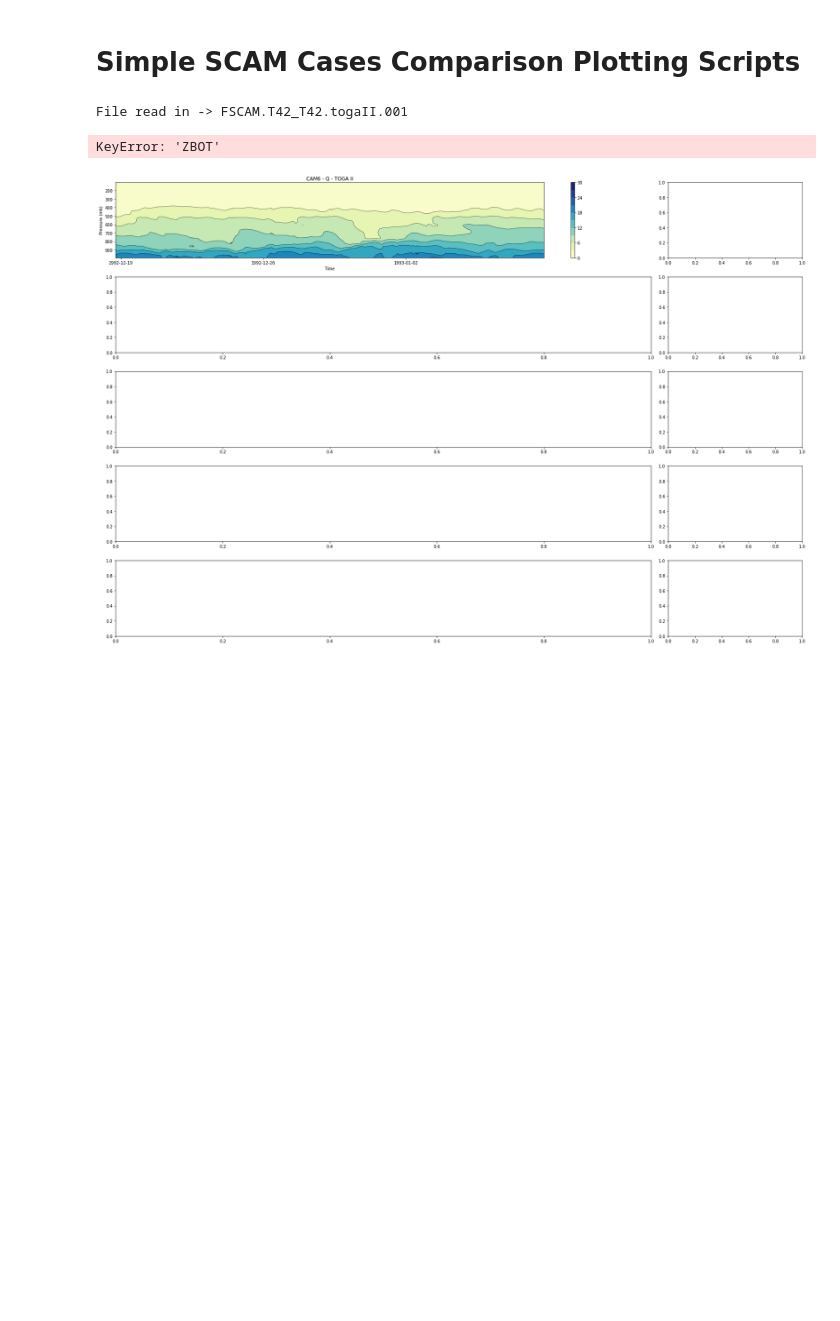
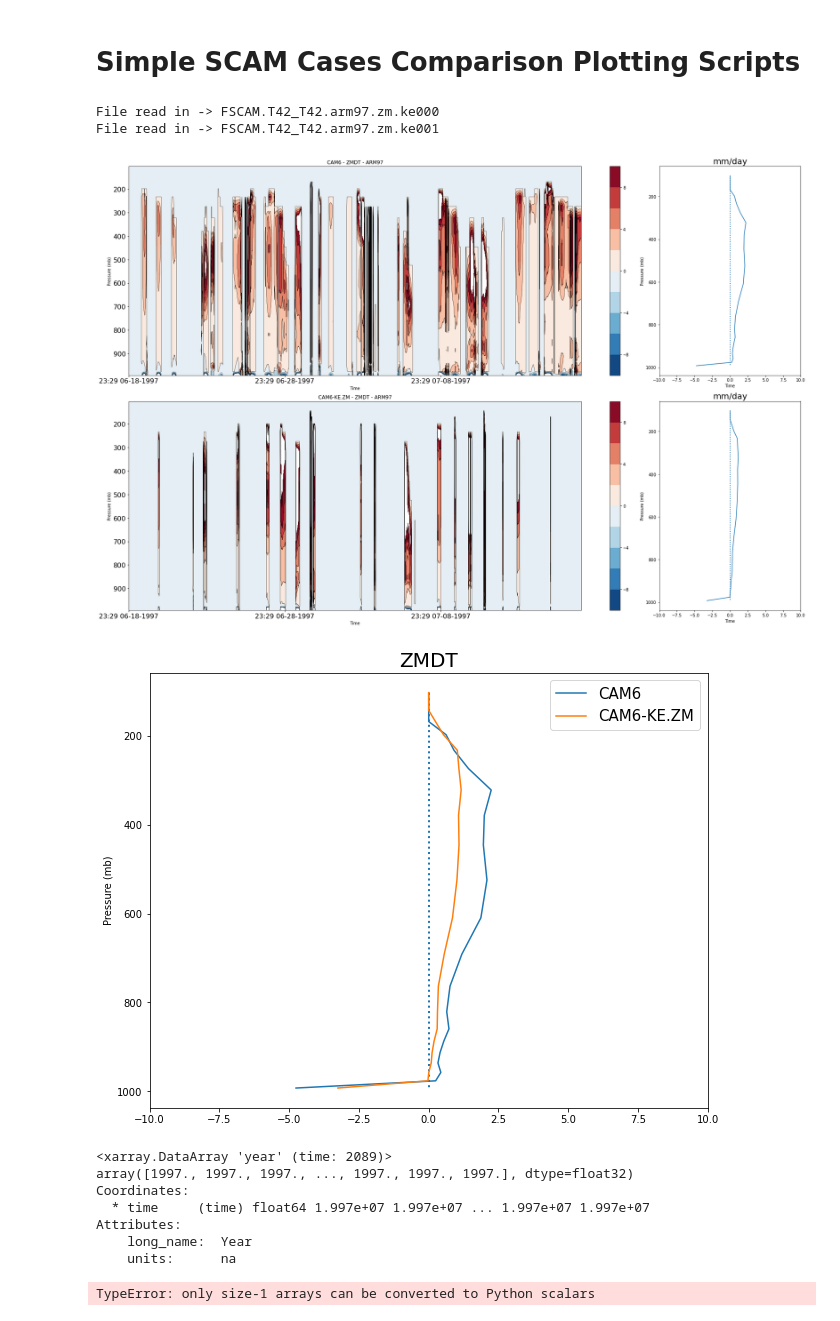
Before and after one commit to swrneale/python-scripts, a Jupyter notebook: PBL/scam_plot_cases.ipynb, the cells around one changed output. Saved outputs shown, nothing was run; the diff lists cells and outputs as text; code cells hidden in the pictures; blank space fills up the shorter version.

Commit message:
SCAM Perdigao and quick-look updates

```diff
--- a/PBL/scam_plot_cases.ipynb
+++ b/PBL/scam_plot_cases.ipynb
@@ -81,12 +87,13 @@ vname1d = 'ZBOT' ; vscale1d = 1. ;  units='m' ; pmin = 0. ; pmax= 150.
 
 #vname1d = 'CLDLOW' ; vscale1d = 1.
 # %%
-
+pntspan = 72*10 # Ntimes to span for reasonble tick spacing
 
 
 
 ncases = len(cases)
 
+## Some plot controls ##
 
 #mp.rcParams['savefig.facecolor'] = 'white'
 plt1, ax1 = plt.subplots(ncases,2, figsize=(24,16), gridspec_kw={'width_ratios': [4, 1]})
@@ -94,8 +101,9 @@ plt1, ax1 = plt.subplots(ncases,2, figsize=(24,16), gridspec_kw={'width_ratios':
 
 for ic in range(0,len(cnames)):
 
-    if cases[ic].find('togaII')!=-1 : csuf =  '.cam.h0.1992-12-18-64800.nc' ; iop = 'TOGA II'
+    if cases[ic].find('togaII')!=-1 : csuf =  '.cam.h0.1992-12-18-64800.nc' ; iop = 'TOGAII'
     if cases[ic].find('arm97')!=-1 : csuf =  '.cam.h0.1997-06-18-84585.nc' ; iop = 'ARM97'
+    if cases[ic].find('rico')!=-1 : csuf =  '.cam.h0.1995-07-15-00000.nc' ; iop = 'rico'
 
     scam_in = xr.open_dataset(pdir+cases[ic]+csuf)
     print('File read in -> '+cases[ic])
@@ -110,24 +118,37 @@ for ic in range(0,len(cnames)):
     if ic == 0: plevels = np.arange(cmin,cmax+dlev,dlev,dtype=np.float)
 #    plevels = [0.1,0.3,0.4,0.5,0.75,1,2,3,4,5,8,10,15,20,25,30]
 
-## Timseries Plot ##
-    plt1 = ax1[ic,0].contourf(pvar.time.values,pvar.lev,pvar,levels=plevels,cmap=cmap)
+### Time zxes lebeling from (annoying) xarray cftime format
+    tdate = pvar.time.dt.strftime("%H:%M %m-%d-%Y") # Works for time axis and labeling
+
+
+
+###########################
+## Timseries Height Plot ##
+###########################
+    plt1 = ax1[ic,0].contourf(tdate,pvar.lev,pvar,levels=plevels,cmap=cmap)
     mp.colorbar(plt1,ax=ax1[ic,0])
-    plt1 = ax1[ic,0].contour(pvar.time.values,pvar.lev,pvar,levels=plevels,colors='black',linewidths=0.5)
+    plt1 = ax1[ic,0].contour(tdate,pvar.lev,pvar,levels=plevels,colors='black',linewidths=0.5)
 #    ax1[ic,0] = mp.add_axes([0.1,0.1,0.75,0.75]) # axis starts at 0.1, 0.1
     ax1[ic,0].set_title(cnames[ic],fontsize=29)
     ax1[ic,0].set_ylabel('Pressure (mb)')
     ax1[ic,0].set_xlabel("Time")
-
+    for label in (ax1[ic,0].get_xticklabels() + ax1[ic,0].get_yticklabels()):
+        label.set_fontsize(16)
+    ax1[ic,0].set_xticks(np.arange(0, len(tdate)+1, pntspan))
     ax1[ic,0].invert_yaxis()
     ax1[ic,0].set_title(cnames[ic]+' - '+vname+' - '+iop)
     mp.tight_layout()
+
+
 
 ## Average Plot ##
     pvarm = pvar.mean(axis=1)
 
 # Gather 1d timeseries variables
-    pvar1d = scam_in[vname1d].isel(lat=0,lon=0)
+    if vname1d != 'PRECT' : pvar1d = vscale1d*scam_in[vname1d]
+    if vname1d == 'PRECT' : pvar1d = vscale1d*(scam_in['PRECC']+scam_in['PRECL'])
+    pvar1d = vscale1d*pvar1d.isel(lat=0,lon=0)
 
     if ic == 0 :
         pvarm_all = pvarm
@@ -137,6 +158,10 @@ for ic in range(0,len(cnames)):
         pvarm_int = pvarm.interp(lev=lev0,method="linear")
         pvarm_all = xr.concat((pvarm_all,pvarm_int),dim='case')
         pvar1d_all = xr.concat((pvar1d_all,pvar1d),dim='case')
+
+###########################
+## Time-ave Height Plot  ##
+###########################
 
     ax1[ic,1].plot(pvarm,pvarm.lev)
     ax1[ic,1].set_xlim([1.*cmin,1.*cmax])
@@ -158,35 +183,65 @@ mp.show()
 plt1av, ax1av = mp.subplots(figsize=(10, 8)) # Ave plot of all cases
 
 pcol = ax1av.plot(pvarm_all.transpose(),pvarm_all.lev)
+
 ax1av.set_ylabel('Pressure (mb)')
 ax1av.set_xlim([1.*cmin,1.*cmax])
 #ax1av.set_ylim(ax1.get_ylim()[::-1])
 ax1av.set_title(vname,fontsize=20)
 ax1av.vlines(0., min(pvar.lev),max(pvar.lev), linestyle="dotted",lw=2)
 ax1av.invert_yaxis()
 ax1av.legend(cnames,fontsize=15)
 mp.savefig(fig_pref+'_scam_aves_'+vname+'.png', dpi=100)
 mp.show()
 
 
+###########################
+## Timseries 1D Plot     ##
+###########################
+
 # 1d timeseries plots
 plt1d, ax1d = mp.subplots(1,2,figsize=(24, 6),gridspec_kw={'width_ratios': [3, 1]}) # Ave plot of all cases
 
-ax1d[0].plot(pvar1d_all.transpose())
+ax1d[0].plot(tdate,pvar1d_all.transpose())
+
+obs_in = xr.open_dataset(odir+iop+'_4scam.nc')
+var_o = oscale*obs_in[ovar].isel(lat=0,lon=0)
+print(obs_in.year)
+odate = dt.date(year=obs_in.year, month=obs_in.month, day=obs_in.day)
+#date_o = var_o.time.dt.strftime("%H:%M %m-%d-%Y")
+print(odate)
+
+ax1d[0].plot(date_o,var_o)
 ax1d[0].legend(cnames,fontsize=15)
+
+for label in (ax1d[0].get_xticklabels() + ax1d[1].get_xticklabels()):
+        label.set_fontsize(12)
+
 ax1d[0].set_xlabel("Time")
 ax1d[0].set_ylabel(units)
+ax1d[0].set_xticks(np.arange(0, len(tdate)+1, pntspan))
+
 ax1d[0].set_title(vname1d+' - '+iop)
 
 # Average bar chart
-print(pcol)
+
+print(pvar1d_all.mean(axis=1))
 ax1d[1].bar(cnames,pvar1d_all.mean(axis=1))
 ax1d[1].set_ylim([pmin,pmax])
 ax1d[1].set_ylabel(units)
 
 mp.savefig(fig_pref+'_scam_1d_'+vname1d+'.png', dpi=100)
 mp.show()
 # %% [output]
-File read in -> FSCAM.T42_T42.togaII.001
+File read in -> FSCAM.T42_T42.arm97.zm.ke000
+File read in -> FSCAM.T42_T42.arm97.zm.ke001
+[figure, new version]
+[figure, added]
-KeyError: 'ZBOT'
+<xarray.DataArray 'year' (time: 2089)>
+array([1997., 1997., 1997., ..., 1997., 1997., 1997.], dtype=float32)
+Coordinates:
+  * time     (time) float64 1.997e+07 1.997e+07 ... 1.997e+07 1.997e+07
+Attributes:
+    long_name:  Year
+    units:      na
-[figure, old version]
+TypeError: only size-1 arrays can be converted to Python scalars
```
Also changed, not shown: parts of 3 cells of this notebook, 3 other files.
